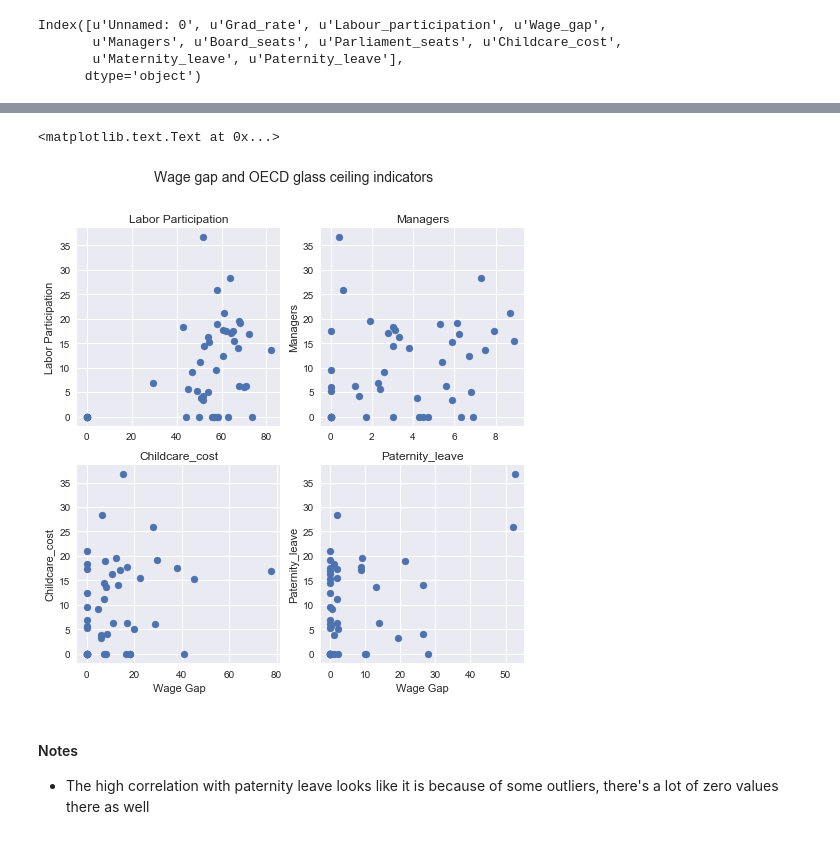
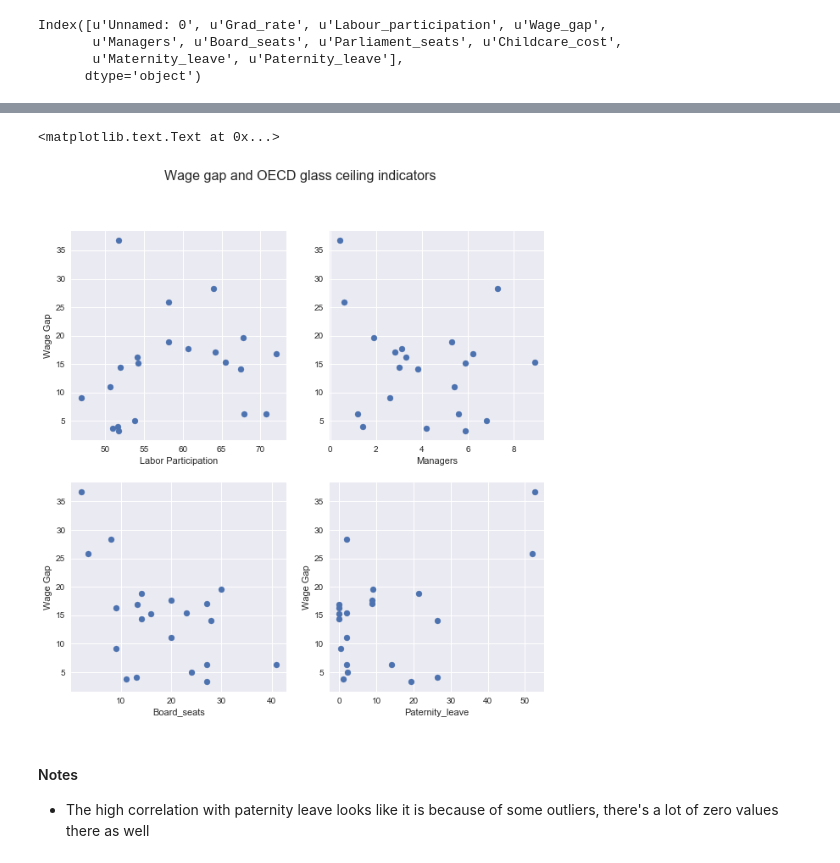
Before and after one commit to amandalouparker/glass-ceiling-index, a Jupyter notebook: OECD_indicator_plots.ipynb, the cells around one changed output, grey strips where cells are left out. Drawn from its saved outputs; the diff is of its cells as text; code cells hidden in the pictures.

Commit message:
Fixed data formating (merge)

```diff
--- a/OECD_indicator_plots.ipynb
+++ b/OECD_indicator_plots.ipynb
@@ -17,7 +17,7 @@ init_notebook_mode()
 # %% [output]
 [interactive output not drawn]
 # %%
-df = pd.read_csv('OECD_gci_dataframe.csv', index_col='COU')
+df = pd.read_csv('data/OECD_gci_dataframe.csv', index_col='COU')
 new_df = df.fillna(value=0)
 # new_df.Wage_gap = new_df.Wage_gap*-1
 # %%
@@ -59,35 +59,32 @@ dfs.corr()
 # %%
 x = dfs.Managers
 y = dfs.Wage_gap
 
 # Look at wage gap and the highest correlated features
-plt.figure(figsize=(8, 8))
-plt.suptitle('Wage gap and OECD glass ceiling indicators',  fontsize=14)
+plt.figure(figsize=(10, 10))
+plt.suptitle('Wage gap and OECD glass ceiling indicators',  fontsize=16)
 # Upper Left
 plt.subplot(221)
-plt.scatter(dfs.Labour_participation,y)
-plt.title('Labor Participation')
-plt.ylabel('Labor Participation')
+plt.scatter(dfs.Labour_participation,dfs.Wage_gap)
+plt.xlabel('Labor Participation')
+plt.ylabel('Wage Gap')
 # Upper Right
 plt.subplot(222)
-plt.scatter(dfs.Managers,y)
-plt.title('Managers')
-plt.ylabel('Managers')
+plt.scatter(dfs.Managers,dfs.Wage_gap)
+plt.xlabel('Managers')
 # Lower Left
 plt.subplot(223)
-plt.scatter(dfs.Childcare_cost,y)
-plt.title('Childcare_cost')
-plt.ylabel('Childcare_cost')
-plt.xlabel('Wage Gap')
+plt.scatter(dfs.Board_seats,dfs.Wage_gap)
+plt.xlabel('Board_seats')
+plt.ylabel('Wage Gap')
 # Lower Right
 plt.subplot(224)
-plt.scatter(dfs.Paternity_leave,y)
-plt.title('Paternity_leave')
-plt.ylabel('Paternity_leave')
-plt.xlabel('Wage Gap')
+plt.scatter(dfs.Paternity_leave,dfs.Wage_gap)
+plt.xlabel('Paternity_leave')
+plt.ylabel('Wage Gap')
 # %% [output]
 <matplotlib.text.Text at 0x...>
-[figure, old version]
+[figure, new version]
 # %% [markdown]
 #### Notes
 - The high correlation with paternity leave looks like it is because of some outliers, there's a lot of zero values there as well
```
Also changed, not shown: parts of 10 cells of this notebook, 15 other files.
